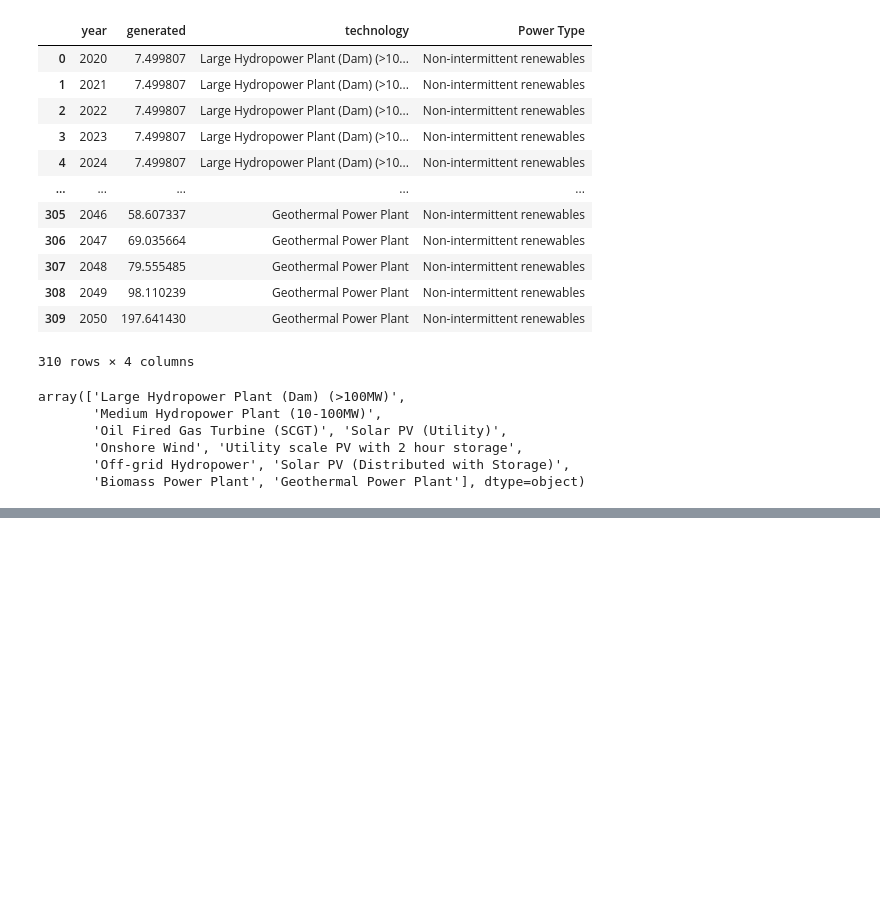
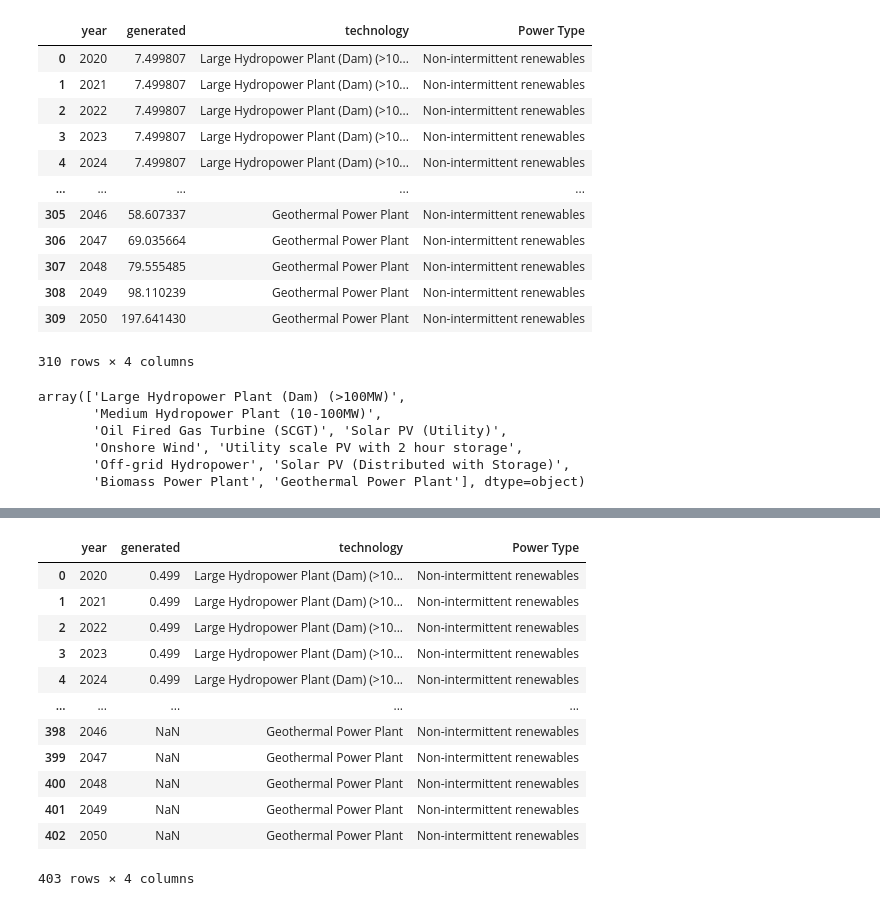
Before and after one commit to ClimateCompatibleGrowth/MUSE-starter-kits-converter, a Jupyter notebook: notebooks/results/2.0-ajmk-OSeMOSYS-tables.ipynb, the cells around one changed output, grey strips where cells are left out. Saved outputs shown, nothing was run; the diff lists cells and outputs as text; code cells hidden in the pictures; blank space fills up the shorter version.

```diff
--- a/notebooks/results/2.0-ajmk-OSeMOSYS-tables.ipynb
+++ b/notebooks/results/2.0-ajmk-OSeMOSYS-tables.ipynb
@@ -323,0 +358,17 @@ net_zero_osemosys.to_csv("/Users/alexanderkell/Documents/SGI/Projects/11-starter
+# %%
+fossil_fuel_capacity = outputs_osemosys_to_muse(fossil_fuel_capacity)
+fossil_fuel_capacity
+# %% [output]
+|  | year | generated | technology | Power Type |
+| 0 | 2020 | 0.499 | Large Hydropower Plant (Dam) (>10... | Non-intermittent renewables |
+| 1 | 2021 | 0.499 | Large Hydropower Plant (Dam) (>10... | Non-intermittent renewables |
+| 2 | 2022 | 0.499 | Large Hydropower Plant (Dam) (>10... | Non-intermittent renewables |
+| 3 | 2023 | 0.499 | Large Hydropower Plant (Dam) (>10... | Non-intermittent renewables |
+| 4 | 2024 | 0.499 | Large Hydropower Plant (Dam) (>10... | Non-intermittent renewables |
+| ... | ... | ... | ... | ... |
+| 398 | 2046 | NaN | Geothermal Power Plant | Non-intermittent renewables |
+| 399 | 2047 | NaN | Geothermal Power Plant | Non-intermittent renewables |
+| 400 | 2048 | NaN | Geothermal Power Plant | Non-intermittent renewables |
+| 401 | 2049 | NaN | Geothermal Power Plant | Non-intermittent renewables |
+| 402 | 2050 | NaN | Geothermal Power Plant | Non-intermittent renewables |
+403 rows × 4 columns
```
Also changed, not shown: parts of 10 cells of this notebook, 27 other files.
